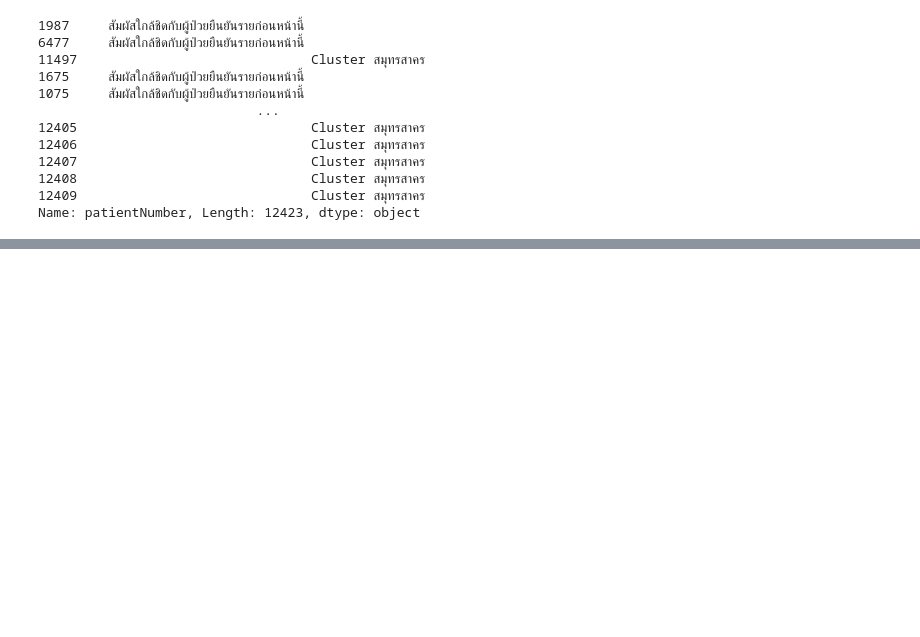
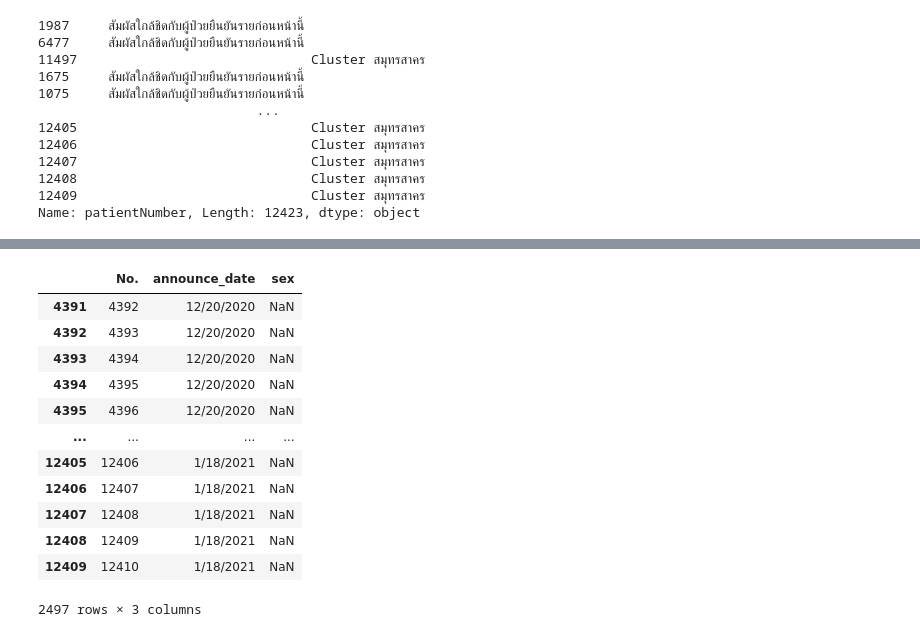
Before and after one commit to Watcharinkh/Data_viz, a Jupyter notebook: Pandas102.ipynb, the cells around one changed output, grey strips where cells are left out. Cells and saved outputs as stored; diff of their text form; code cells hidden in the pictures; blank space fills up the shorter version.

```diff
--- a/Pandas102.ipynb
+++ b/Pandas102.ipynb
@@ -347,0 +398,17 @@ Name: patientNumber, Length: 12423, dtype: object
+# %%
+data_missing_sex = this_data_update[this_data_update['sex']=='NaN']
+data_missing_sex
+# %% [output]
+|  | No. | announce_date | sex |
+| 4391 | 4392 | 12/20/2020 | NaN |
+| 4392 | 4393 | 12/20/2020 | NaN |
+| 4393 | 4394 | 12/20/2020 | NaN |
+| 4394 | 4395 | 12/20/2020 | NaN |
+| 4395 | 4396 | 12/20/2020 | NaN |
+| ... | ... | ... | ... |
+| 12405 | 12406 | 1/18/2021 | NaN |
+| 12406 | 12407 | 1/18/2021 | NaN |
+| 12407 | 12408 | 1/18/2021 | NaN |
+| 12408 | 12409 | 1/18/2021 | NaN |
+| 12409 | 12410 | 1/18/2021 | NaN |
+2497 rows × 3 columns
```
Also changed, not shown: parts of 10 cells of this notebook.
